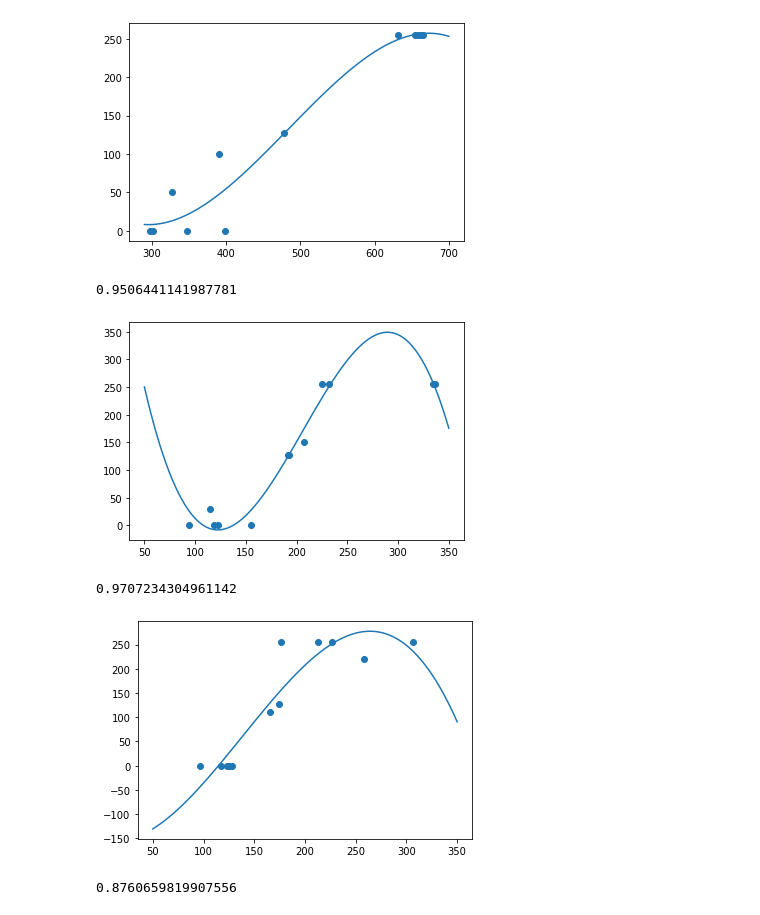
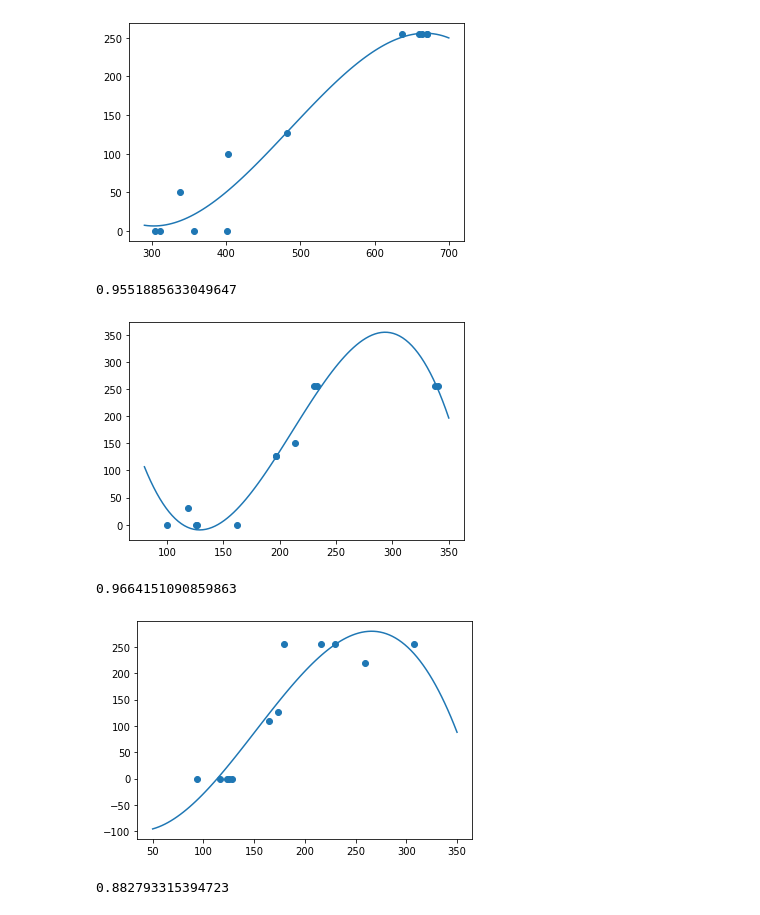
Before and after one commit to KCSAbeywickrama/rgb-g2, a Jupyter notebook: calibration/algo/regr.ipynb, the cells around one changed output. Drawn from its saved outputs; the diff is of its cells as text; code cells hidden in the pictures.

Commit message:
get dataset1,2

```diff
--- a/calibration/algo/regr.ipynb
+++ b/calibration/algo/regr.ipynb
@@ -4,8 +4,11 @@ import matplotlib.pyplot as plt
 from scipy import stats
 from sklearn.metrics import r2_score
 # %%
-with open("..\data\dataset5.txt") as fl:
+with open("..\data\stage2\dataset1.txt") as fl:
     calib_data=fl.read().split('\n\n')
 
 ex=np.array([tuple(map(int,line.split('\n')[0].split(','))) for line in calib_data])
 rd=np.array([tuple(map(int,line.split('\n')[1].split(','))) for line in calib_data])
+
+print(ex)
+print(rd)
@@ -24,25 +45,25 @@ plt.show()
 
 print(r2_score(y, mymodel(x)))
 # %% [output]
-[figure, old version]
+[figure, new version]
-0.9506441141987781
+0.9551885633049647
 # %%
 # GREEN
 y=np.split(ex,3,1)[1].reshape(12)
 x=np.split(rd,3,1)[1].reshape(12)
 
 mymodel = np.poly1d(np.polyfit(x, y, 3))
 
-myline = np.linspace(50, 350, 100)
+myline = np.linspace(80, 350, 100)
 
 plt.scatter(x, y)
 plt.plot(myline, mymodel(myline))
 plt.show()
 
 print(r2_score(y, mymodel(x)))
 # %% [output]
-[figure, old version]
+[figure, new version]
-0.9707234304961142
+0.9664151090859863
 # %%
 # BLUE
 y=np.split(ex,3,1)[2].reshape(12)
@@ -58,5 +79,5 @@ plt.show()
 
 print(r2_score(y, mymodel(x)))
 # %% [output]
-[figure, old version]
+[figure, new version]
-0.8760659819907556
+0.882793315394723
```
Also changed, not shown: parts of 1 cell of this notebook, 4 other files.
